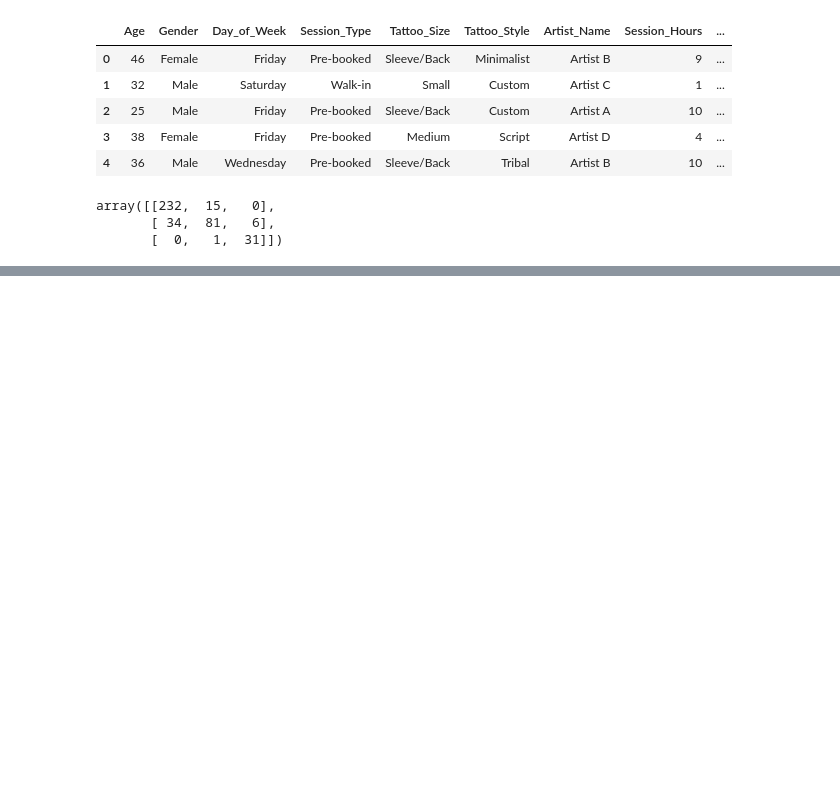
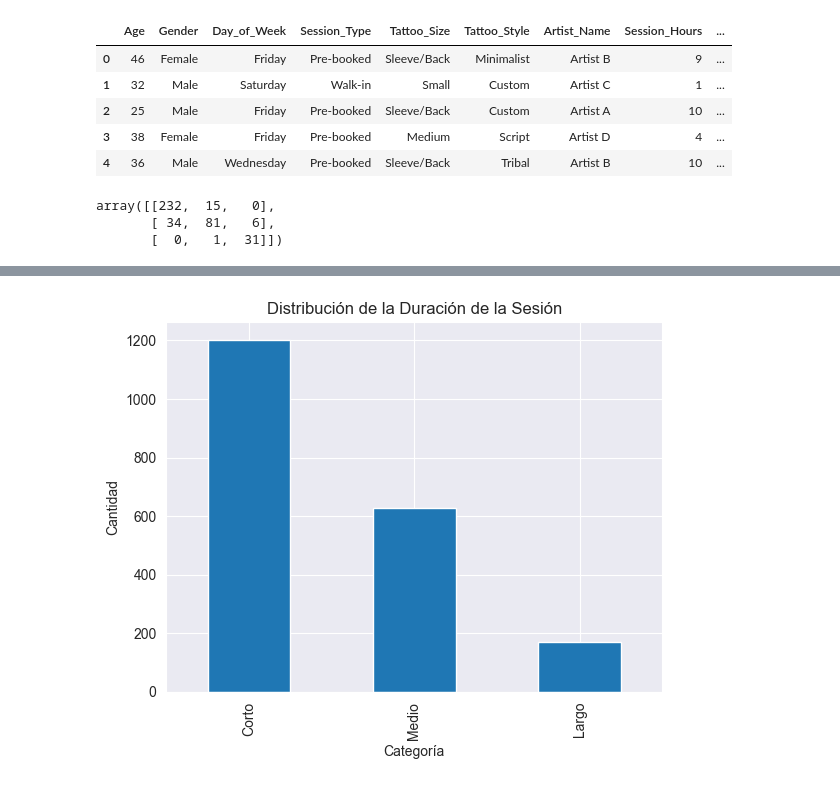
Before and after one commit to pauarsu/tattoo-studio-analysis, a Jupyter notebook: notebook/modelado.ipynb, the cells around one changed output, grey strips where cells are left out. Saved outputs shown, nothing was run; the diff lists cells and outputs as text; code cells hidden in the pictures; blank space fills up the shorter version.

```diff
--- a/notebook/modelado.ipynb
+++ b/notebook/modelado.ipynb
@@ -48,5 +44,0 @@ graficar_matriz_confusion(cm)
-# %%
-
-df["Session_Hours_Cat_Pred"] = modelo.predict(X)
-df.to_csv("../data/tattoo_predictions.csv", index=False)
-df.head()
@@ -60,3 +66,11 @@ df.head()
+# %%
+df["Session_Hours_Cat"].value_counts().plot(kind="bar")
+plt.title("Distribución de la Duración de la Sesión")
+plt.xlabel("Categoría")
+plt.ylabel("Cantidad")
+plt.show()
+# %% [output]
+[figure, added]
 # %%
 df_clean = df.copy()
 df_clean["Predicted_Session"] = modelo.predict(X)
```
Also changed, not shown: parts of 11 cells of this notebook.
